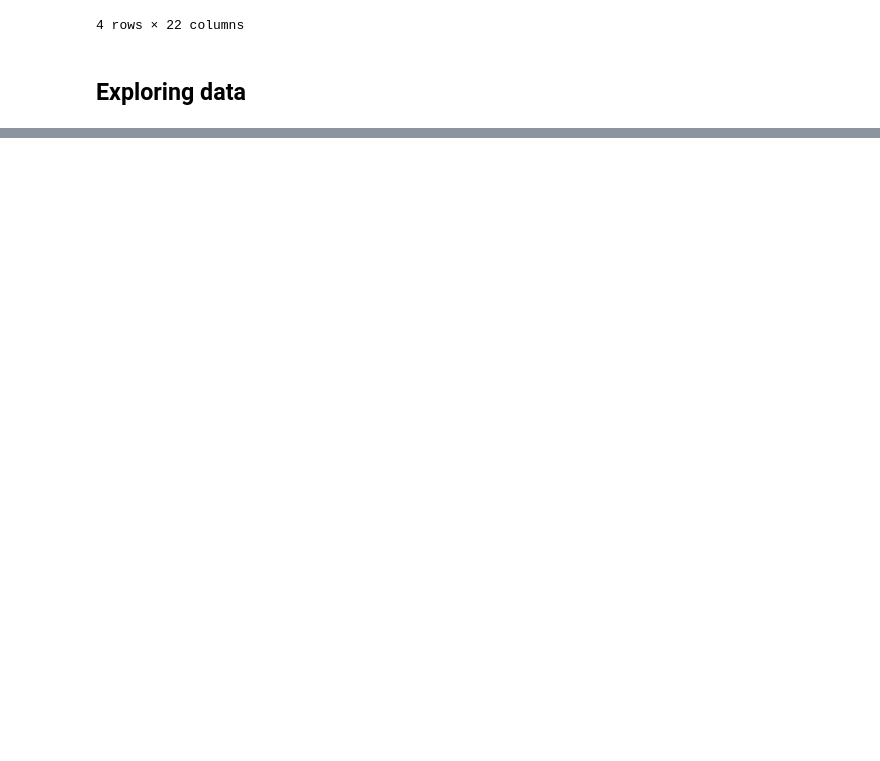
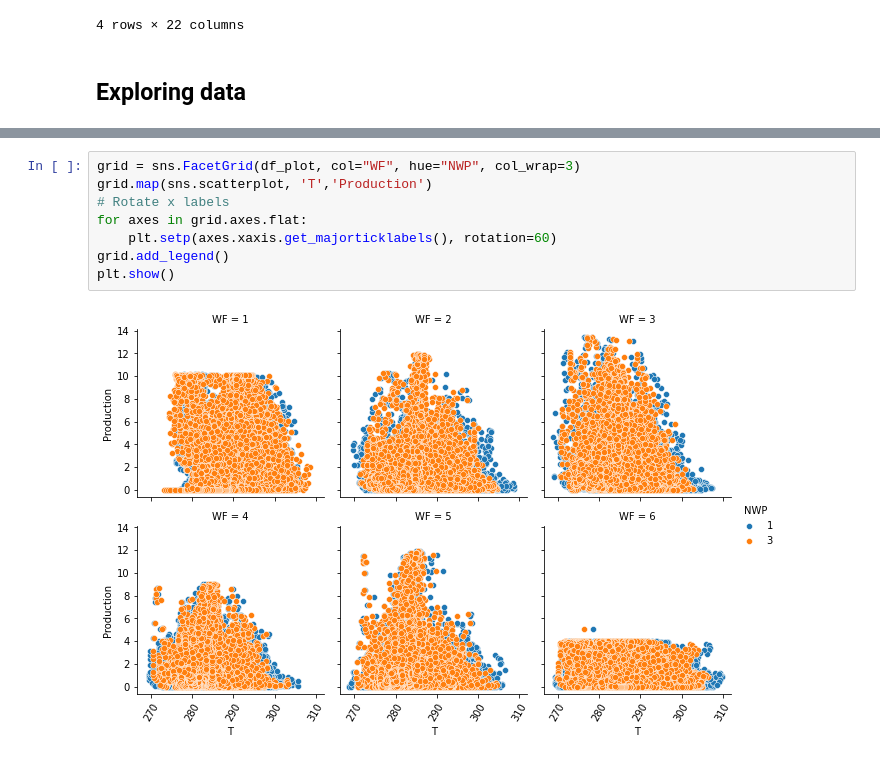
Before and after one commit to nicolashuyghe/cnr_Challenge, a Jupyter notebook: notebooks/cnr_challenge_v0.ipynb, the cells around one changed output, grey strips where cells are left out. Drawn from its saved outputs; the diff is of its cells as text; blank space fills up the shorter version.

```diff
--- a/notebooks/cnr_challenge_v0.ipynb
+++ b/notebooks/cnr_challenge_v0.ipynb
@@ -202,0 +282,10 @@ df_aug.loc[51:54]
+# %%
+grid = sns.FacetGrid(df_plot, col="WF", hue="NWP", col_wrap=3)
+grid.map(sns.scatterplot, 'T','Production')
+# Rotate x labels
+for axes in grid.axes.flat:
+    plt.setp(axes.xaxis.get_majorticklabels(), rotation=60)
+grid.add_legend()
+plt.show()
+# %% [output]
+[figure, added]
```
Also changed, not shown: parts of 24 cells of this notebook, 2 other files.
